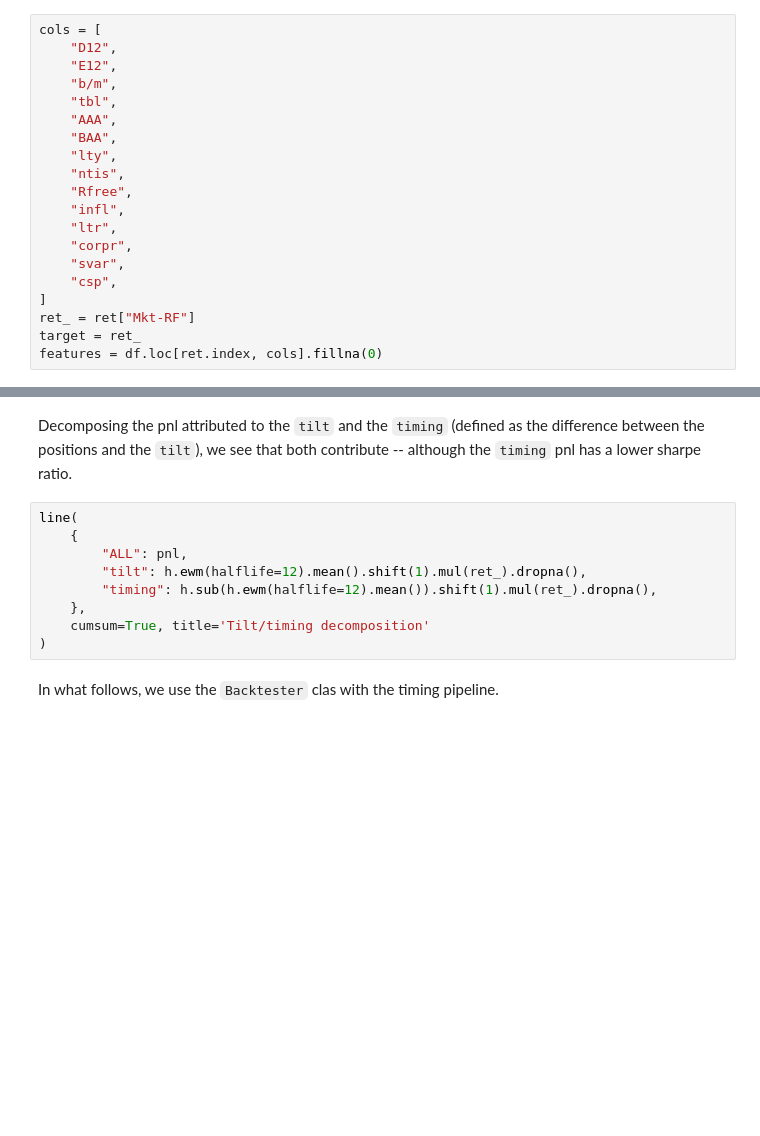
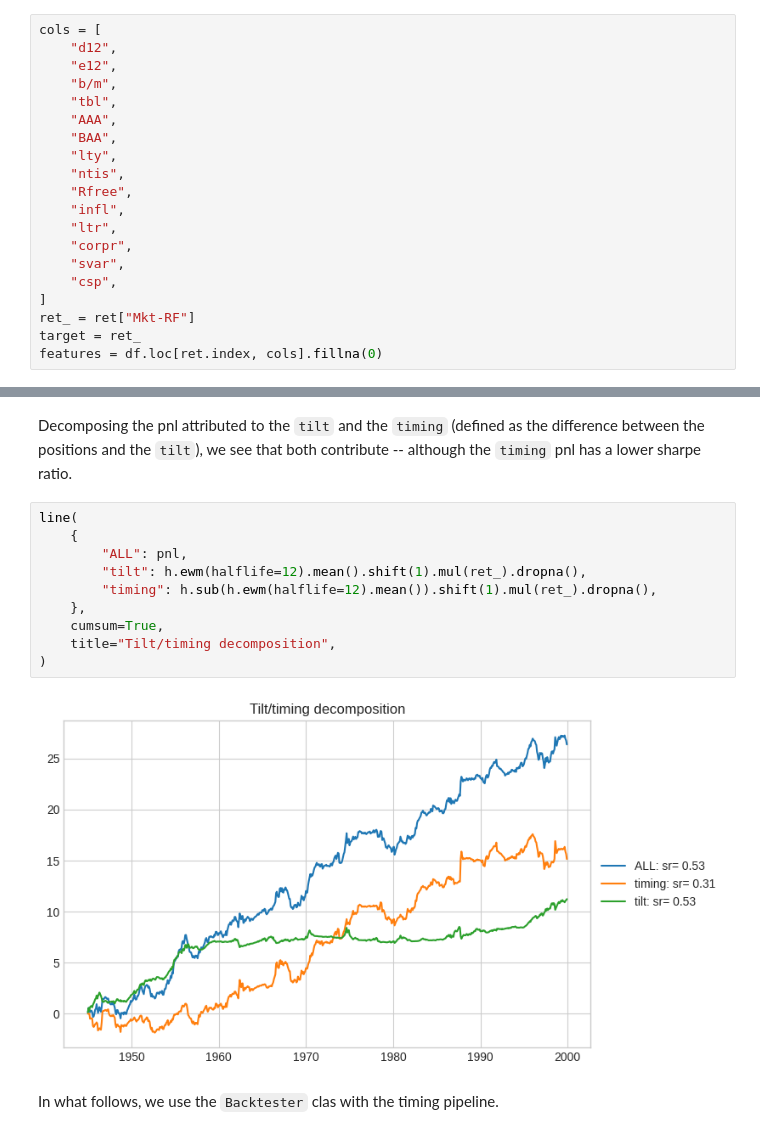
Before and after one commit to schampon/skfin, a Jupyter notebook: nbs/41_Timing_backtest_with_learning.ipynb, the cells around one changed output, grey strips where cells are left out. Saved outputs shown, nothing was run; the diff lists cells and outputs as text; blank space fills up the shorter version.

```diff
--- a/nbs/41_Timing_backtest_with_learning.ipynb
+++ b/nbs/41_Timing_backtest_with_learning.ipynb
@@ -107,8 +133,8 @@ params["n_splits"] = 1 + len(ret[:"1999"].loc[start_date:]) // test_size
 cv = TimeSeriesSplit(**params)
 # %%
 cols = [
-    "D12",
-    "E12",
+    "d12",
+    "e12",
     "b/m",
     "tbl",
     "AAA",
@@ -148,12 +178,15 @@ Decomposing the pnl attributed to the `tilt` and the `timing` (defined as the di
 # %%
 line(
     {
         "ALL": pnl,
         "tilt": h.ewm(halflife=12).mean().shift(1).mul(ret_).dropna(),
         "timing": h.sub(h.ewm(halflife=12).mean()).shift(1).mul(ret_).dropna(),
     },
-    cumsum=True, title='Tilt/timing decomposition'
+    cumsum=True,
+    title="Tilt/timing decomposition",
 )
+# %% [output]
+[figure, added]
 # %% [markdown]
 In what follows, we use the `Backtester` clas with the timing pipeline.
 # %%
```
Also changed, not shown: parts of 19 cells of this notebook, 47 other files.
